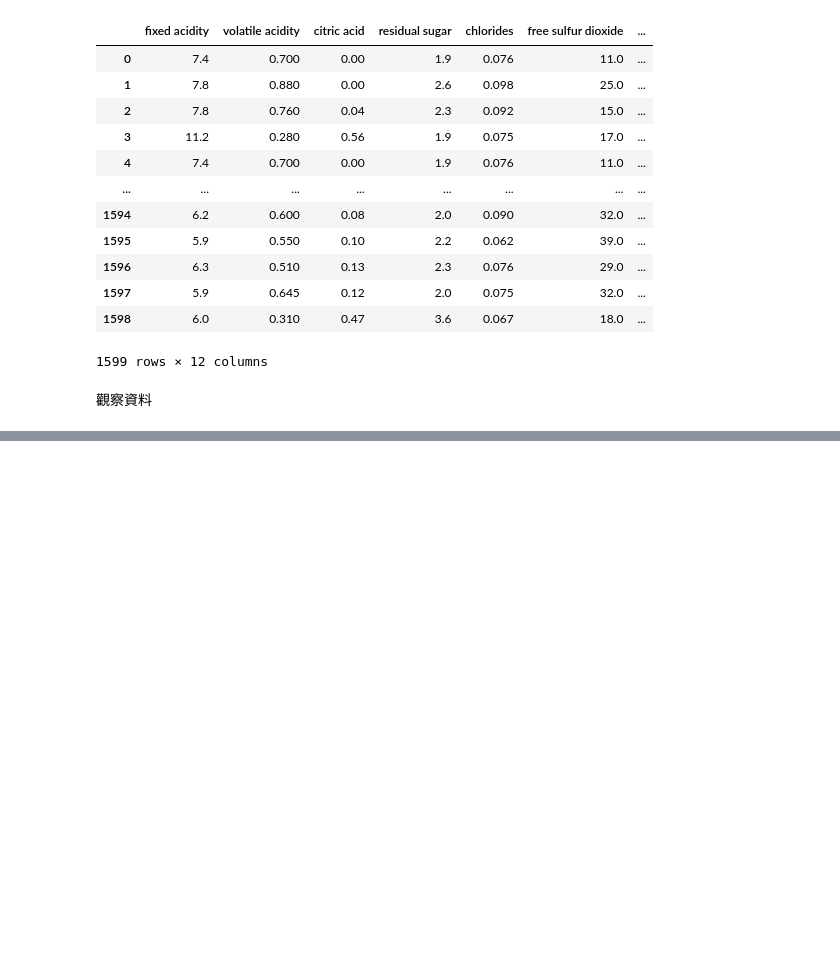
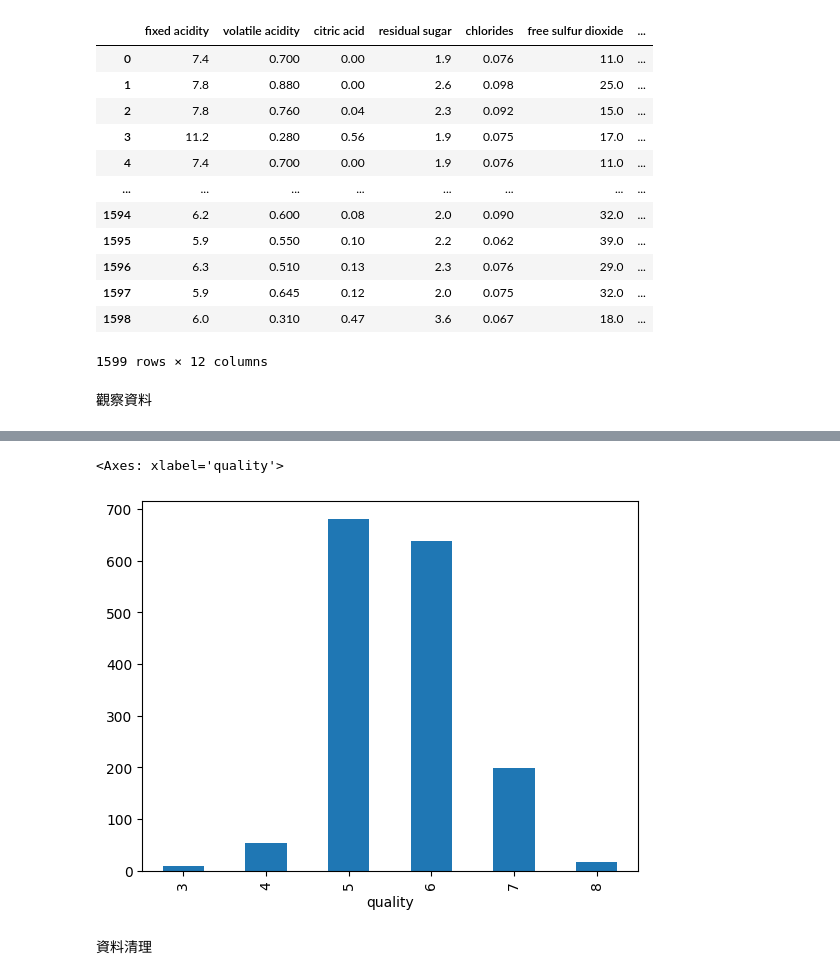
Before and after one commit to ckwei379/Prediction-of-quality-of-Wine, a Jupyter notebook: 專題實作_02：紅酒品質分類預測.ipynb, the cells around one changed output, grey strips where cells are left out. Cells and saved outputs as stored; diff of their text form; code cells hidden in the pictures; blank space fills up the shorter version.

```diff
--- a/專題實作_02：紅酒品質分類預測.ipynb
+++ b/專題實作_02：紅酒品質分類預測.ipynb
@@ -332,0 +115,9 @@ This will become an error in seaborn v0.14.0; please update your code.
+# %%
+# 觀察資料類別不平衡程度
+groups = df.groupby(by="quality").size()
+groups.plot.bar()
+# %% [output]
+<Axes: xlabel='quality'>
+[figure, added]
+# %% [markdown]
+資料清理
```
Also changed, not shown: parts of 40 cells of this notebook.
